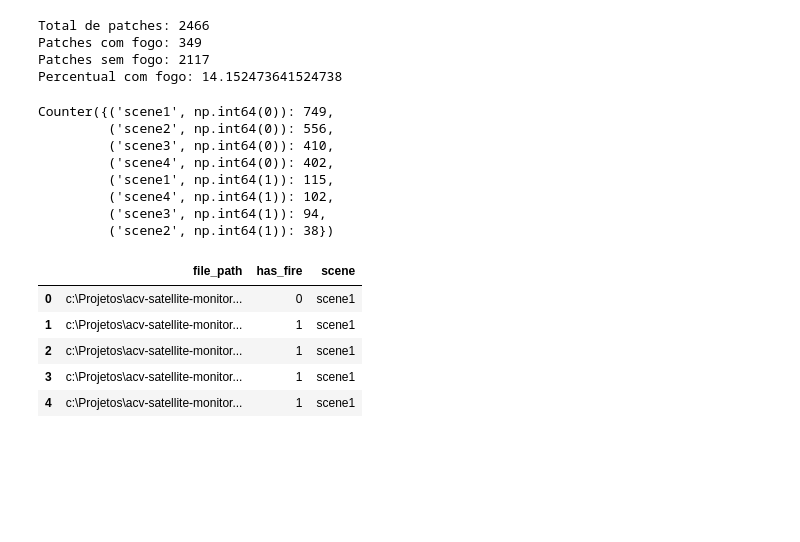
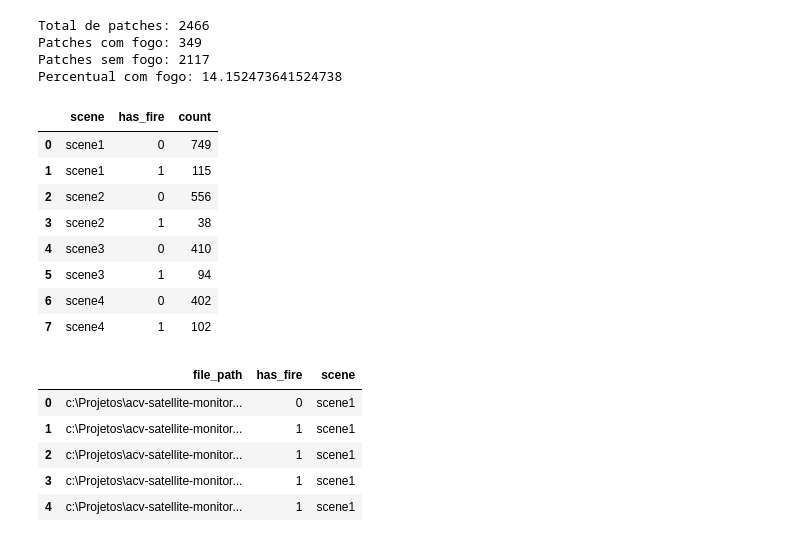
Before and after one commit to Sabi-Hase/acv-satellite-monitoring, a Jupyter notebook: notebooks/01_dataset_exploration.ipynb, the cells around one changed output. Drawn from its saved outputs; the diff is of its cells as text; code cells hidden in the pictures; blank space fills up the shorter version.

```diff
--- a/notebooks/01_dataset_exploration.ipynb
+++ b/notebooks/01_dataset_exploration.ipynb
@@ -134,24 +138,25 @@ Patches com fogo: 349
 Patches sem fogo: 2117
 Percentual com fogo: 14.152473641524738
 # %%
-from collections import Counter
+scene_df = pd.DataFrame(
+    [
+        (scene, fire, count)
+        for (scene, fire), count in scene_counts.items()
+    ],
+    columns=["scene", "has_fire", "count"]
+)
 
-scene_counts = Counter()
-
-for file_path, has_fire in zip(npz_files, fire_flags):
-    scene = file_path.parent.name
-    scene_counts[(scene, has_fire)] += 1
-
-scene_counts
+scene_df.sort_values(["scene", "has_fire"])
 # %% [output]
-Counter({('scene1', np.int64(0)): 749,
-         ('scene2', np.int64(0)): 556,
-         ('scene3', np.int64(0)): 410,
-         ('scene4', np.int64(0)): 402,
-         ('scene1', np.int64(1)): 115,
-         ('scene4', np.int64(1)): 102,
-         ('scene3', np.int64(1)): 94,
-         ('scene2', np.int64(1)): 38})
+|  | scene | has_fire | count |
+| 0 | scene1 | 0 | 749 |
+| 1 | scene1 | 1 | 115 |
+| 2 | scene2 | 0 | 556 |
+| 3 | scene2 | 1 | 38 |
+| 4 | scene3 | 0 | 410 |
+| 5 | scene3 | 1 | 94 |
+| 6 | scene4 | 0 | 402 |
+| 7 | scene4 | 1 | 102 |
 # %%
 df = pd.DataFrame({
     "file_path": [str(p) for p in npz_files],
```
Also changed, not shown: parts of 31 cells of this notebook, 7 other files.
